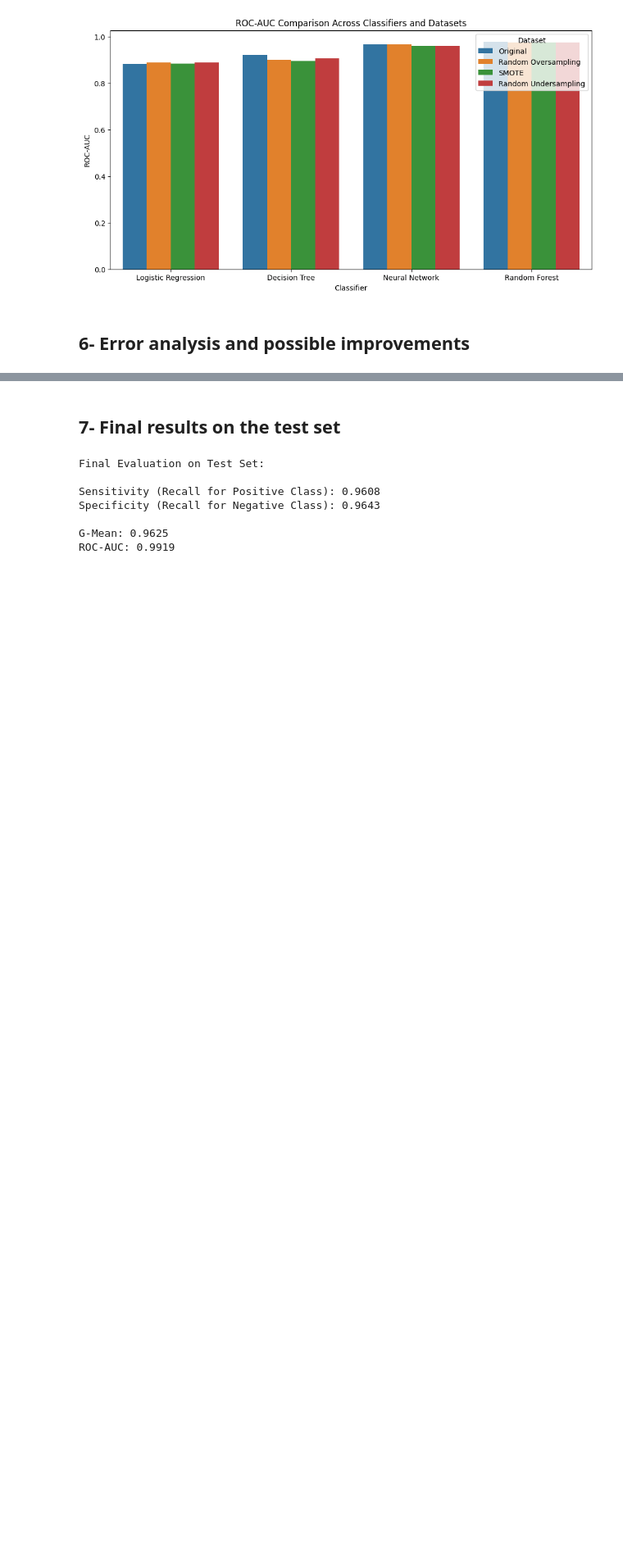
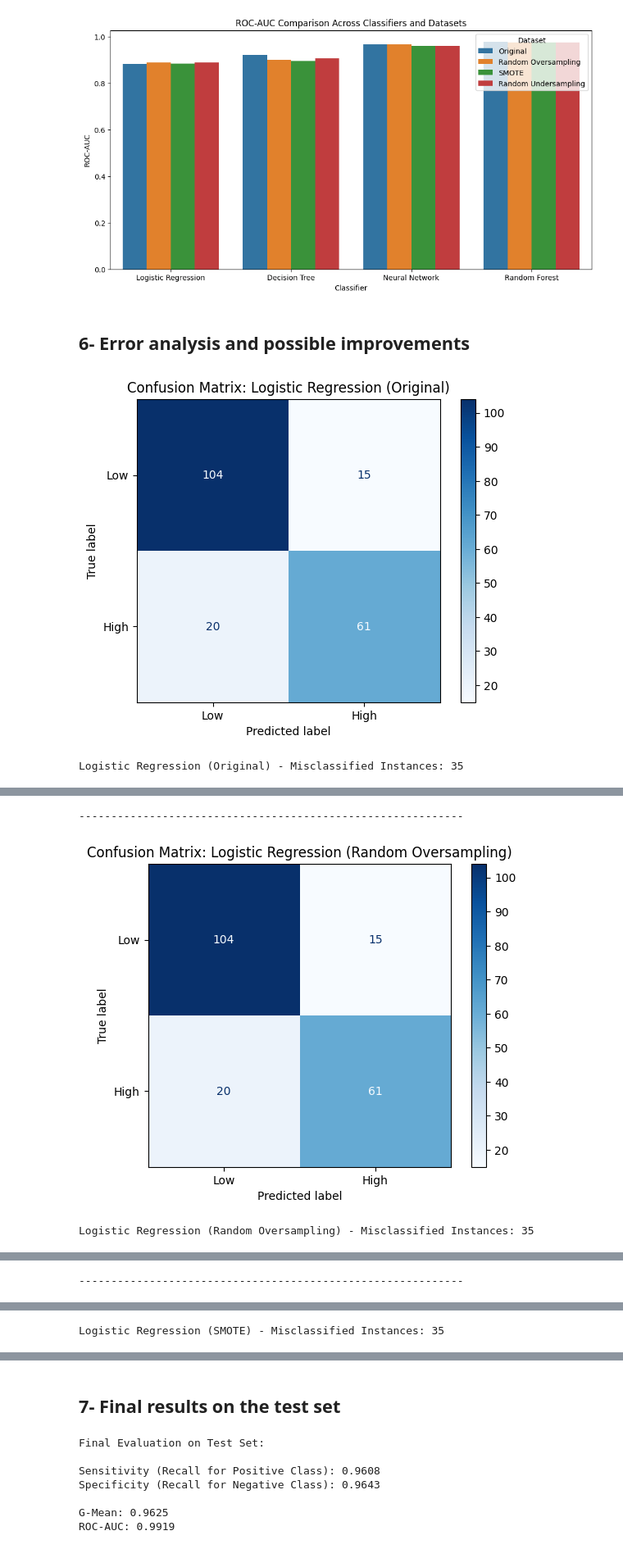
Before and after one commit to Hayder-Aleissa/ML-Project, a Jupyter notebook: ML_Project_P1.ipynb, the cells around one changed output, grey strips where cells are left out. Shown at 82% size. Cells and saved outputs as stored; diff of their text form; code cells hidden in the pictures; blank space fills up the shorter version.

```diff
--- a/ML_Project_P1.ipynb
+++ b/ML_Project_P1.ipynb
@@ -796,6 +811,7 @@ print("Random Forest on Original Data")
 rf.fit(X_train, y_train)
 print("Validation Set Performance:")
 rf_original_results = evaluate_model(rf, X_val, y_val)
+trained_models[('Random Forest', 'Original')] = rf
 # %% [output]
 Random Forest on Original Data
 Validation Set Performance:
@@ -811,6 +827,7 @@ print("Random Forest on Random Oversampled Data")
 rf.fit(X_train_ros, y_train_ros)
 print("Validation Set Performance:")
 rf_ros_results = evaluate_model(rf, X_val, y_val)
+trained_models[('Random Forest', 'Random Oversampling')] = rf
 # %% [output]
 Random Forest on Random Oversampled Data
 Validation Set Performance:
@@ -826,6 +843,7 @@ print("Random Forest on SMOTE Data")
 rf.fit(X_train_smote, y_train_smote)
 print("Validation Set Performance:")
 rf_smote_results = evaluate_model(rf, X_val, y_val)
+trained_models[('Random Forest', 'SMOTE')] = rf
 # %% [output]
 Random Forest on SMOTE Data
 Validation Set Performance:
@@ -841,6 +859,7 @@ print("Random Forest on Random Undersampled Data")
 rf.fit(X_train_rus, y_train_rus)
 print("Validation Set Performance:")
 rf_rus_results = evaluate_model(rf, X_val, y_val)
+trained_models[('Random Forest', 'Random Undersampling')] = rf
 # %% [output]
 Random Forest on Random Undersampled Data
 Validation Set Performance:
@@ -923,3 +942,35 @@ plt.show()
 [figure]
 # %% [markdown]
 ## 6- Error analysis and possible improvements
+# %%
+import matplotlib.pyplot as plt
+from sklearn.metrics import confusion_matrix, ConfusionMatrixDisplay
+
+def show_confusion_and_misclassified(model, X_val, y_val, clf_name, dataset_name):
+    # Predict on validation set
+    y_pred = model.predict(X_val)
+
+    # Confusion Matrix
+    cm = confusion_matrix(y_val, y_pred)
+    disp = ConfusionMatrixDisplay(confusion_matrix=cm, display_labels=['Low', 'High'])
+    disp.plot(cmap='Blues')
+    plt.title(f"Confusion Matrix: {clf_name} ({dataset_name})")
+    plt.show()
+
+    # Identify misclassified instances
+    misclassified_mask = (y_pred != y_val)
+    misclassified_instances = X_val[misclassified_mask].copy()
+    misclassified_instances['True Label'] = y_val[misclassified_mask].values
+    misclassified_instances['Predicted Label'] = y_pred[misclassified_mask]
+
+    print(f"\n{clf_name} ({dataset_name}) - Misclassified Instances: {len(misclassified_instances)}")
+    if len(misclassified_instances) > 0:
+        display(misclassified_instances.head(10))  # Show the top 10 misclassified instances
+    print("-"*60)
+
+# Now loop through your trained models and produce the confusion matrices and misclassified instances
+for (clf_name, dataset_name), model in trained_models.items():
+    show_confusion_and_misclassified(model, X_val, y_val, clf_name, dataset_name)
+# %% [output]
+[figure, added]
+Logistic Regression (Original) - Misclassified Instances: 35
@@ -925,0 +988,3 @@ plt.show()
+------------------------------------------------------------
+[figure, added]
+Logistic Regression (Random Oversampling) - Misclassified Instances: 35
@@ -925,0 +1002 @@ plt.show()
+------------------------------------------------------------
@@ -925,0 +1004 @@ plt.show()
+Logistic Regression (SMOTE) - Misclassified Instances: 35
```
Also changed, not shown: parts of 15 cells of this notebook.
